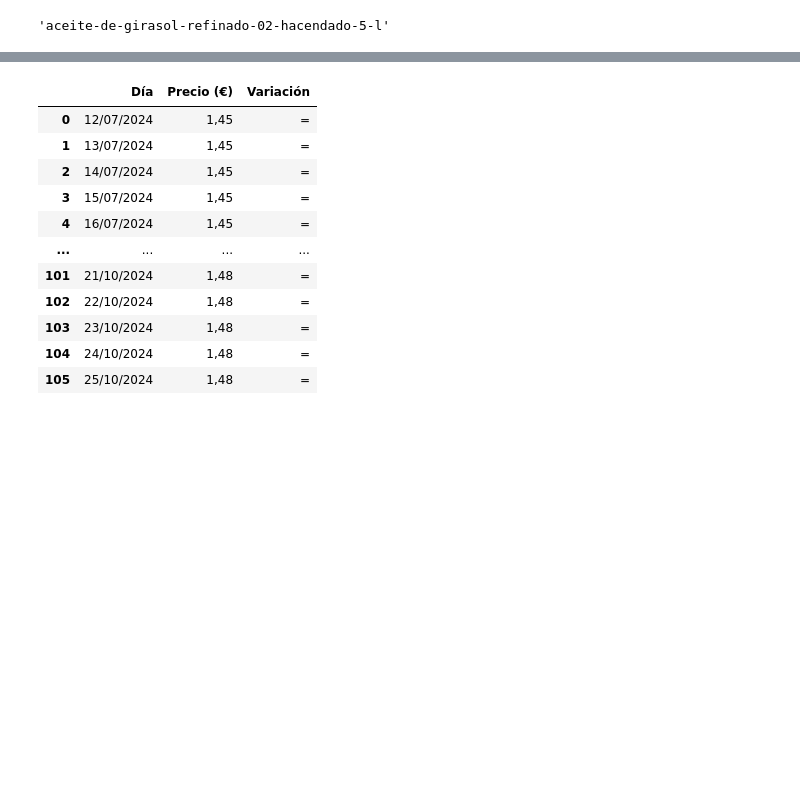
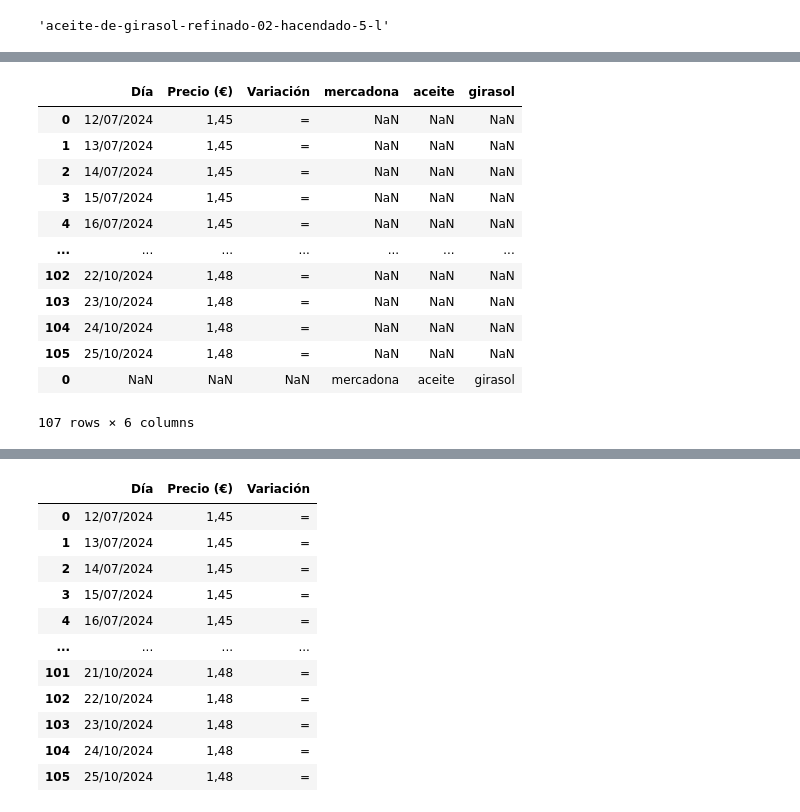
Before and after one commit to jgilsu11/Proyecto1-AnalisisFacua, a Jupyter notebook: Notebooks/Extraccion y limpieza (pandas).ipynb, the cells around one changed output, grey strips where cells are left out. Saved outputs shown, nothing was run; the diff lists cells and outputs as text; code cells hidden in the pictures; blank space fills up the shorter version.

```diff
--- a/Notebooks/Extraccion y limpieza (pandas).ipynb
+++ b/Notebooks/Extraccion y limpieza (pandas).ipynb
@@ -157,0 +241,16 @@ nombre_variante
+# %%
+df_tablas
+# %% [output]
+|  | Día | Precio (€) | Variación | mercadona | aceite | girasol |
+| 0 | 12/07/2024 | 1,45 | = | NaN | NaN | NaN |
+| 1 | 13/07/2024 | 1,45 | = | NaN | NaN | NaN |
+| 2 | 14/07/2024 | 1,45 | = | NaN | NaN | NaN |
+| 3 | 15/07/2024 | 1,45 | = | NaN | NaN | NaN |
+| 4 | 16/07/2024 | 1,45 | = | NaN | NaN | NaN |
+| ... | ... | ... | ... | ... | ... | ... |
+| 102 | 22/10/2024 | 1,48 | = | NaN | NaN | NaN |
+| 103 | 23/10/2024 | 1,48 | = | NaN | NaN | NaN |
+| 104 | 24/10/2024 | 1,48 | = | NaN | NaN | NaN |
+| 105 | 25/10/2024 | 1,48 | = | NaN | NaN | NaN |
+| 0 | NaN | NaN | NaN | mercadona | aceite | girasol |
+107 rows × 6 columns
```
Also changed, not shown: parts of 10 cells of this notebook, 1 other file.
